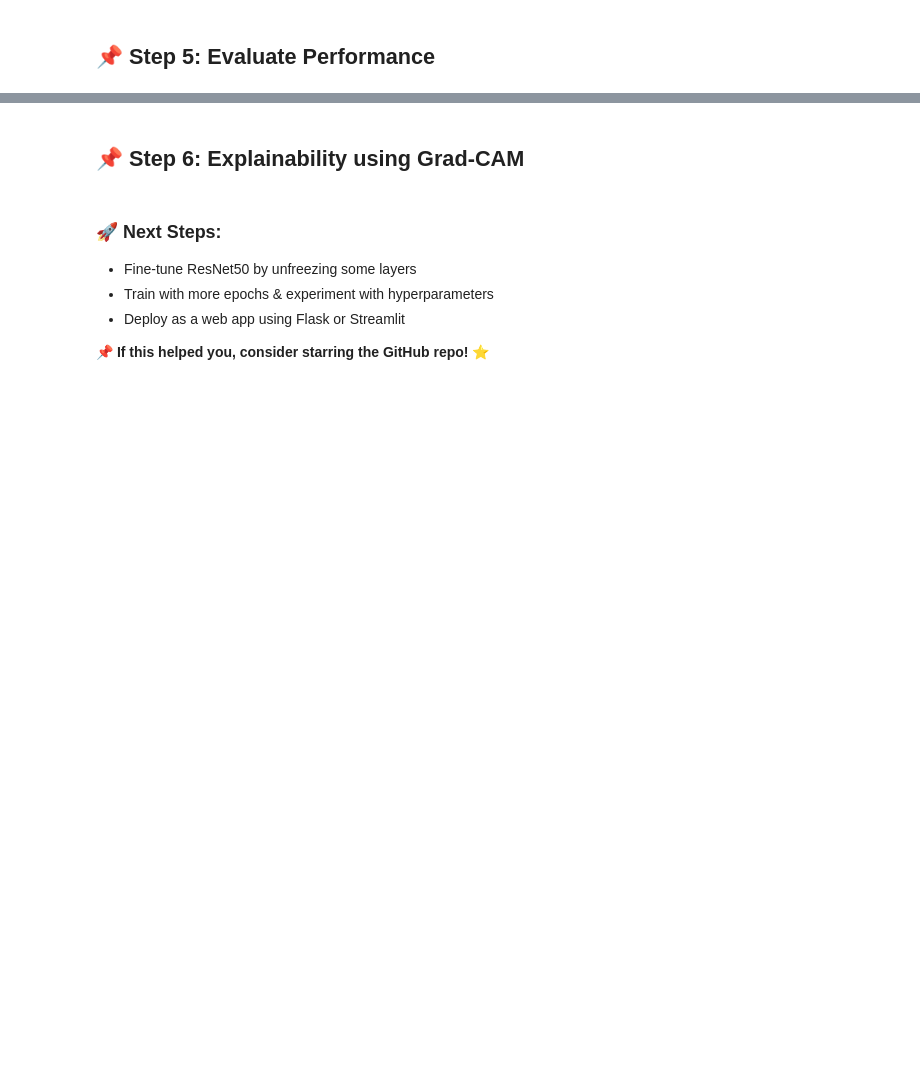
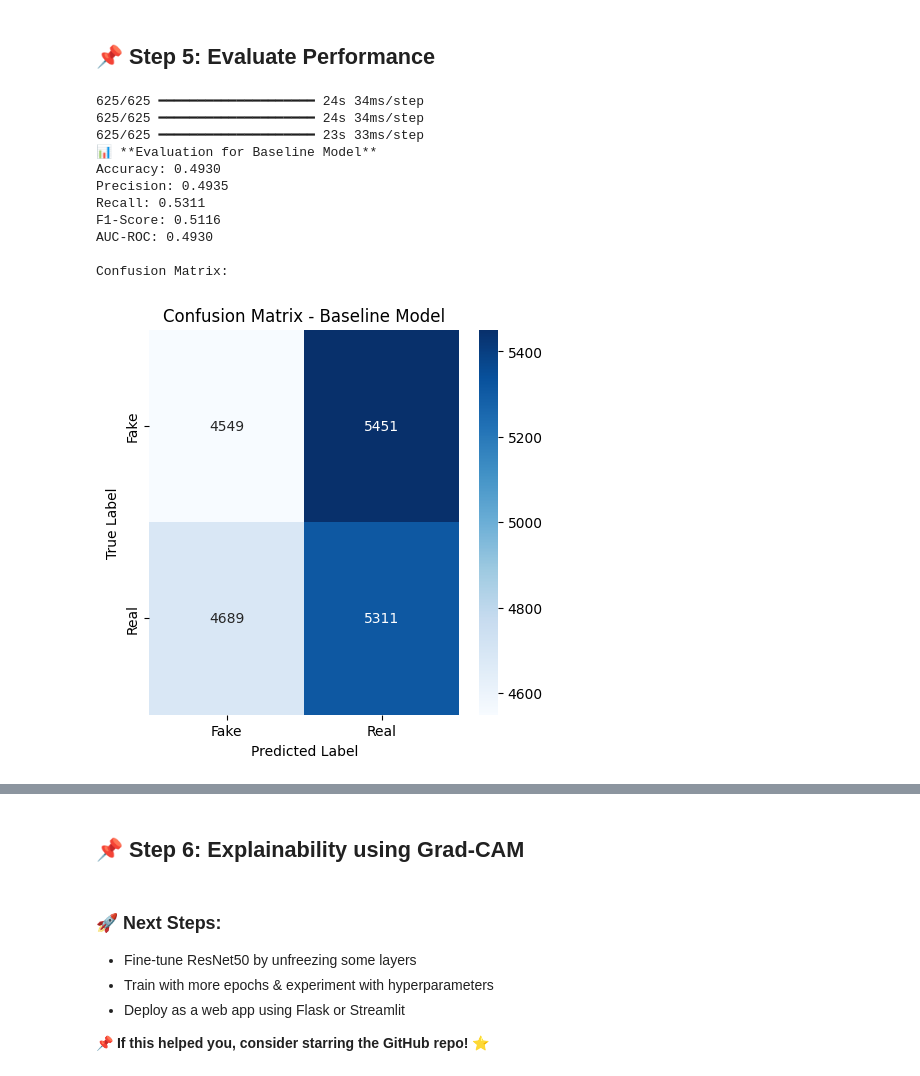
Before and after one commit to omnidox/cognizant-genspark-genai-training, a Jupyter notebook: introduction-to-genai/deliverables/mod_4_neural_networks_deep_leanring/cifake_classification.ipynb, the cells around one changed output, grey strips where cells are left out. Saved outputs shown, nothing was run; the diff lists cells and outputs as text; code cells hidden in the pictures; blank space fills up the shorter version.

```diff
--- a/introduction-to-genai/deliverables/mod_4_neural_networks_deep_leanring/cifake_classification.ipynb
+++ b/introduction-to-genai/deliverables/mod_4_neural_networks_deep_leanring/cifake_classification.ipynb
@@ -102,2 +334,82 @@ history = model.fit(train_gen, validation_data=val_gen, epochs=5)
 # %% [markdown]
 ## 📌 Step 5: Evaluate Performance
+# %%
+from tensorflow.keras.models import load_model
+from sklearn.metrics import accuracy_score, precision_score, recall_score, f1_score, roc_auc_score, confusion_matrix, classification_report, roc_curve
+import seaborn as sns
+import matplotlib.pyplot as plt
+import numpy as np
+
+# 1️⃣ Load all three models
+model_baseline = load_model('/kaggle/working/cifake_model.h5')  # Original model
+model_finetuned = load_model('/kaggle/working/cifake_model_finetuned.h5')  # First fine-tuned model
+model_best_finetuned = load_model('/kaggle/working/cifake_model_finetuned_v2.h5')  # Best fine-tuned model
+
+# 2️⃣ Get true labels from validation generator
+y_true = val_generator.classes  # True labels
+
+# 3️⃣ Generate predictions for all models
+y_pred_baseline = model_baseline.predict(val_generator).flatten()
+y_pred_finetuned = model_finetuned.predict(val_generator).flatten()
+y_pred_best_finetuned = model_best_finetuned.predict(val_generator).flatten()
+
+# Convert probabilities to binary (0 = Fake, 1 = Real)
+y_pred_baseline_bin = (y_pred_baseline > 0.5).astype(int)
+y_pred_finetuned_bin = (y_pred_finetuned > 0.5).astype(int)
+y_pred_best_finetuned_bin = (y_pred_best_finetuned > 0.5).astype(int)
+
+# 4️⃣ Compute evaluation metrics
+def evaluate_model(y_true, y_pred, model_name):
+    print(f"📊 **Evaluation for {model_name}**")
+    print(f"Accuracy: {accuracy_score(y_true, y_pred):.4f}")
+    print(f"Precision: {precision_score(y_true, y_pred):.4f}")
+    print(f"Recall: {recall_score(y_true, y_pred):.4f}")
+    print(f"F1-Score: {f1_score(y_true, y_pred):.4f}")
+    print(f"AUC-ROC: {roc_auc_score(y_true, y_pred):.4f}")
+    print("\nConfusion Matrix:")
+
+    # Plot Confusion Matrix
+    cm = confusion_matrix(y_true, y_pred)
+    plt.figure(figsize=(5, 5))
+    sns.heatmap(cm, annot=True, fmt='d', cmap='Blues', xticklabels=['Fake', 'Real'], yticklabels=['Fake', 'Real'])
+    plt.xlabel('Predicted Label')
+    plt.ylabel('True Label')
+    plt.title(f'Confusion Matrix - {model_name}')
+    plt.show()
+
+    print("\nClassification Report:")
+    print(classification_report(y_true, y_pred, target_names=['Fake', 'Real']))
+
+# Evaluate all three models
+evaluate_model(y_true, y_pred_baseline_bin, "Baseline Model")
+evaluate_model(y_true, y_pred_finetuned_bin, "First Fine-Tuned Model")
+evaluate_model(y_true, y_pred_best_finetuned_bin, "Best Fine-Tuned Model")
+
+# 5️⃣ Plot ROC Curve for All Models
+plt.figure(figsize=(7, 7))
+fpr_base, tpr_base, _ = roc_curve(y_true, y_pred_baseline)
+fpr_fine, tpr_fine, _ = roc_curve(y_true, y_pred_finetuned)
+fpr_best, tpr_best, _ = roc_curve(y_true, y_pred_best_finetuned)
+
+plt.plot(fpr_base, tpr_base, label='Baseline Model')
+plt.plot(fpr_fine, tpr_fine, label='First Fine-Tuned Model', linestyle='--')
+plt.plot(fpr_best, tpr_best, label='Best Fine-Tuned Model', linestyle='-.')
+plt.plot([0, 1], [0, 1], 'k--')  # Random classifier line
+plt.xlabel('False Positive Rate')
+plt.ylabel('True Positive Rate')
+plt.title('ROC Curve Comparison')
+plt.legend()
+plt.show()
+# %% [output]
+625/625 ━━━━━━━━━━━━━━━━━━━━ 24s 34ms/step
+625/625 ━━━━━━━━━━━━━━━━━━━━ 24s 34ms/step
+625/625 ━━━━━━━━━━━━━━━━━━━━ 23s 33ms/step
+📊 **Evaluation for Baseline Model**
+Accuracy: 0.4930
+Precision: 0.4935
+Recall: 0.5311
+F1-Score: 0.5116
+AUC-ROC: 0.4930
+
+Confusion Matrix:
+[figure, added]
```
Also changed, not shown: parts of 15 cells of this notebook.
